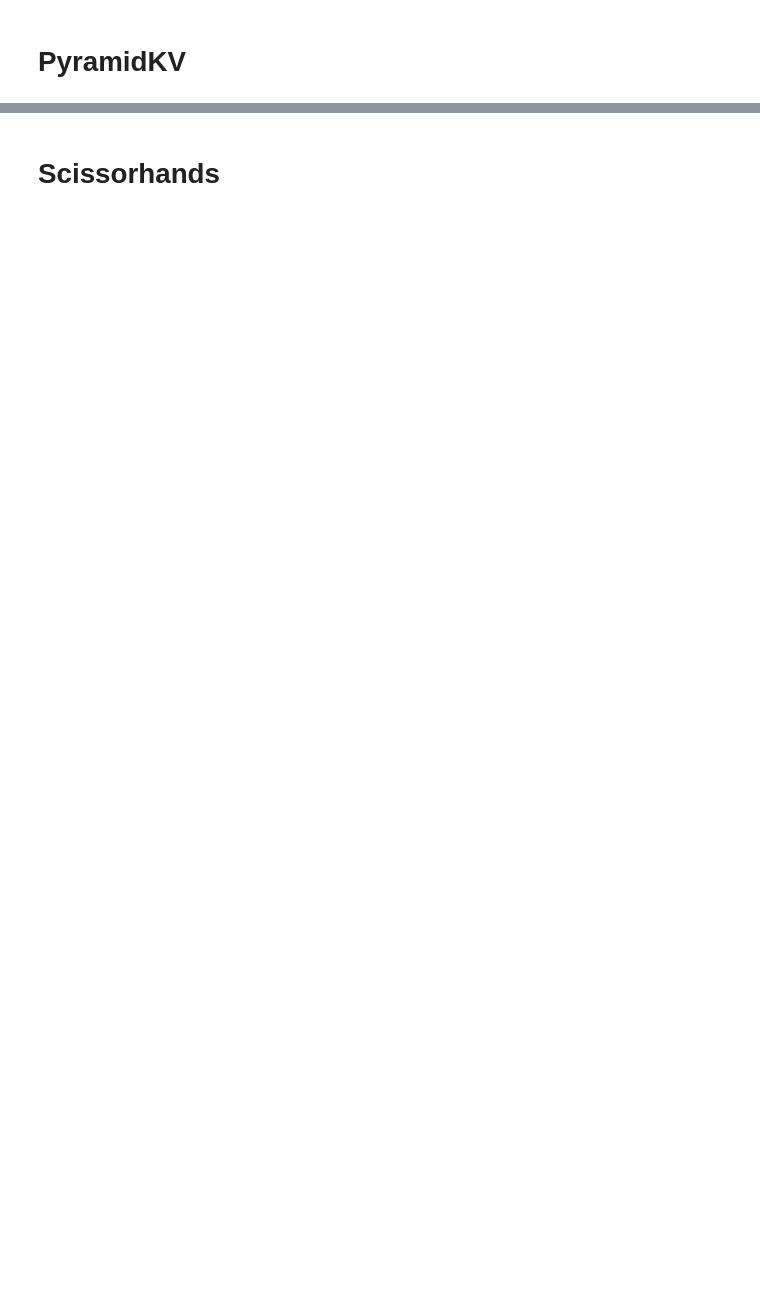
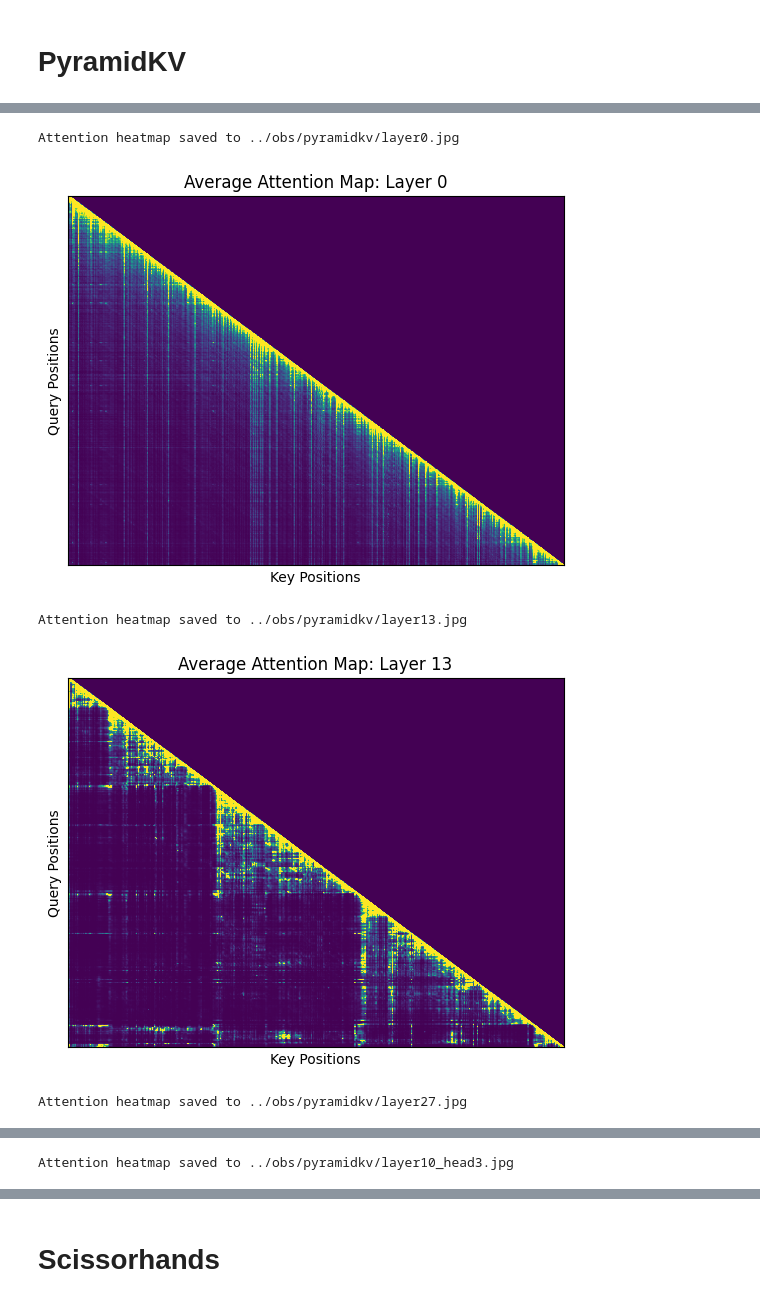
Before and after one commit to Zefan-Cai/PyramidKV, a Jupyter notebook: examples/visualization.ipynb, the cells around one changed output, grey strips where cells are left out. Drawn from its saved outputs; the diff is of its cells as text; code cells hidden in the pictures; blank space fills up the shorter version.

```diff
--- a/examples/visualization.ipynb
+++ b/examples/visualization.ipynb
@@ -13,16 +33,25 @@ In this notebook, we utilize the visualization tools implemented in `pyramidkv/v
 # %%
 import os
+import random
+import torch
+from transformers import AutoTokenizer, AutoModelForCausalLM
 import sys
 sys.path.append(os.path.abspath("../"))
-import torch
-from transformers import AutoTokenizer, AutoModelForCausalLM
+from pyramidkv.viztools import (
+    infer_attention,
+    plot_attention_heatmaps,
+    plot_heatmap,
+    attn_mp
+)
 
 # load the model and tokenizer
 MODEL_NAME_OR_PATH = "meta-llama/Llama-3.2-3B-Instruct"
-device = torch.device("cuda" if torch.cuda.is_available() else "cpu")
 tokenizer = AutoTokenizer.from_pretrained(MODEL_NAME_OR_PATH)
 model = AutoModelForCausalLM.from_pretrained(MODEL_NAME_OR_PATH)
+device = torch.device("cuda" if torch.cuda.is_available() else "cpu")
 
 # load the sample input
 with open("../pyramidkv/viztools/test_input.txt", 'r') as file:
     prompt = file.read().strip()
+
+attentions = infer_attention(model, tokenizer, device)
@@ -36,9 +58,2 @@ torch.Size([24, 490, 490])
 # %% [markdown]
 # PyramidKV
-# %%
-from pyramidkv.viztools import infer_attention, plot_attention_heatmap
-
-if __name__ == "__main__":
-    device="cuda:7"
-    attentions = infer_attention(model, tokenizer, prompt, device)
-    plot_attention_heatmap(attentions, layer_ids=[0, 13, 27], save_dir="pyramidkv")
@@ -53,0 +60,21 @@ Heatmap saved to ./obs/pyramidkv/layer27.jpg
+# %%
+plot_attention_heatmaps(
+    attentions,
+    map_fn=lambda x: x * 10000,
+    layer_ids=[0, 13, 27],
+    save_dir="pyramidkv"
+)
+
+plot_attention_heatmaps(
+    attentions,
+    map_fn=lambda x: x * 10000,
+    layer_ids=[10],
+    head_ids=[3],
+    save_dir="pyramidkv"
+)
+# %% [output]
+Attention heatmap saved to ../obs/pyramidkv/layer0.jpg
+[figure, added]
+Attention heatmap saved to ../obs/pyramidkv/layer13.jpg
+[figure, added]
+Attention heatmap saved to ../obs/pyramidkv/layer27.jpg
@@ -53,0 +82 @@ Heatmap saved to ./obs/pyramidkv/layer27.jpg
+Attention heatmap saved to ../obs/pyramidkv/layer10_head3.jpg
```
Also changed, not shown: parts of 18 cells of this notebook, 4 other files.
